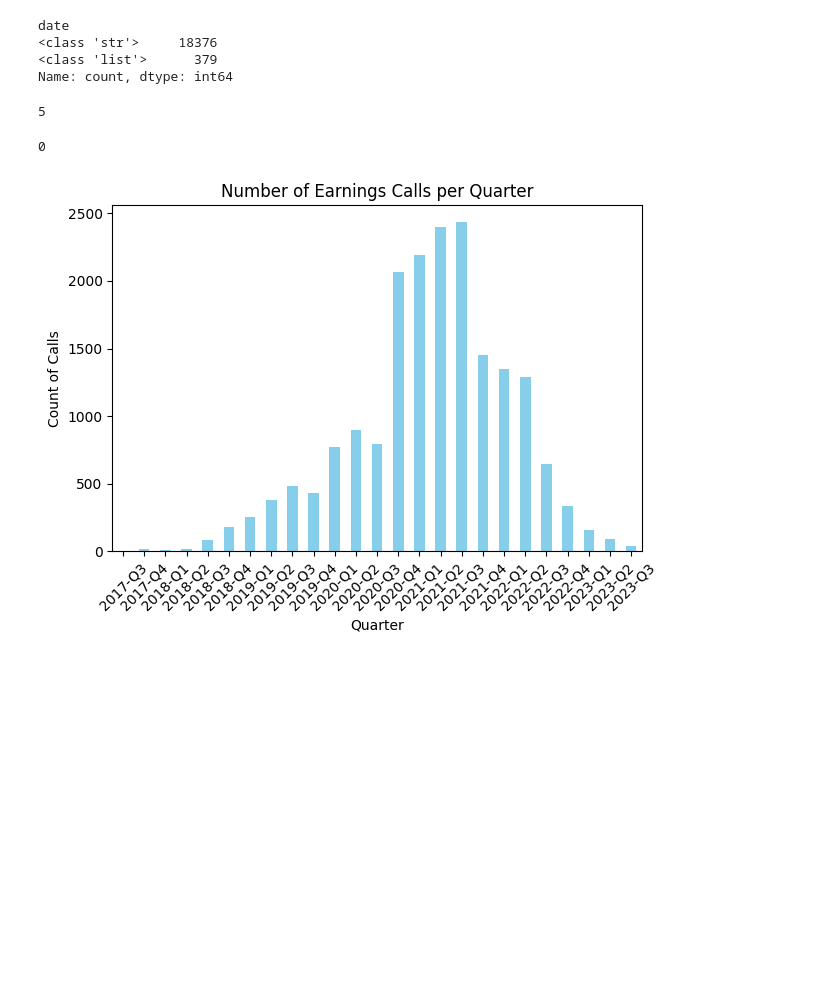
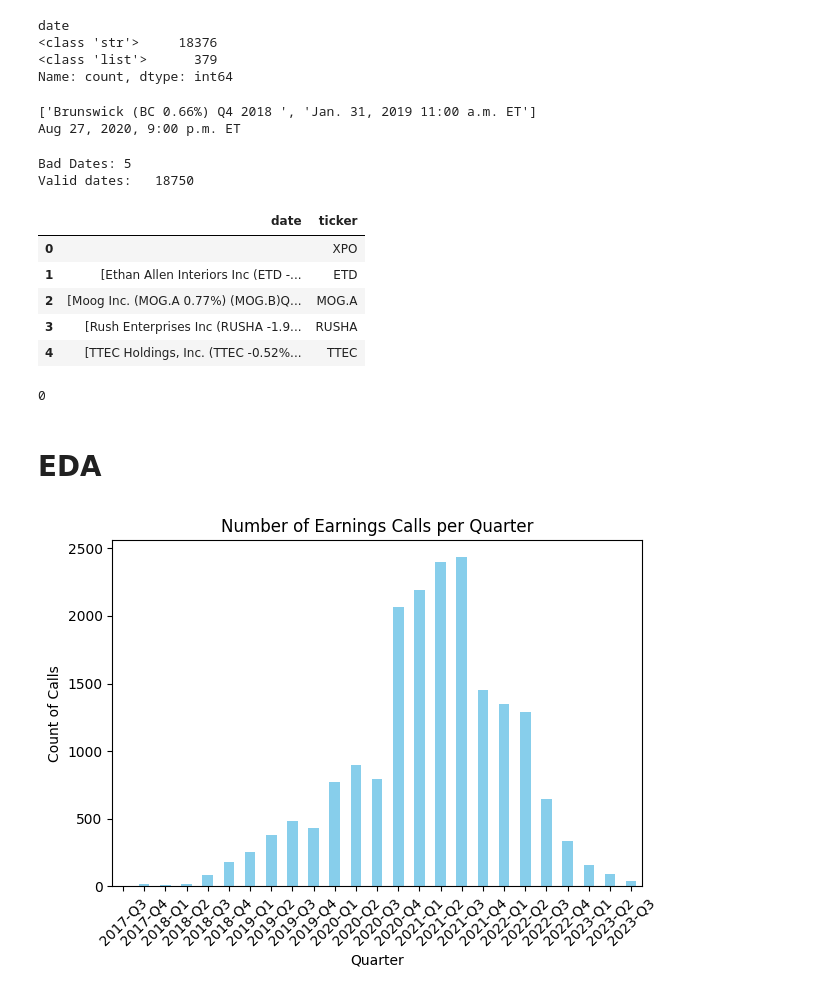
Before and after one commit to Seaner71/earnings-call-nlp, a Jupyter notebook: notebooks/01_data_loading_cleaning.ipynb, the cells around one changed output. Cells and saved outputs as stored; diff of their text form; code cells hidden in the pictures; blank space fills up the shorter version.

```diff
--- a/notebooks/01_data_loading_cleaning.ipynb
+++ b/notebooks/01_data_loading_cleaning.ipynb
@@ -116,3 +73,14 @@ date
 <class 'str'>     18376
 <class 'list'>      379
 Name: count, dtype: int64
+# %%
+#for the dates with a list find the ET where time is located
+mask_lst = df['date'].apply(lambda x: isinstance(x, list))
+first_list = df[mask_lst]['date'].iloc[0]
+print(first_list)
+mask_str = df['date'].apply(lambda x: isinstance(x, str))
+first_str = df[mask_str]['date'].iloc[0]
+print(first_str)
+# %% [output]
+['Brunswick (BC 0.66%) Q4 2018 ', 'Jan. 31, 2019 11:00 a.m. ET']
+Aug 27, 2020, 9:00 p.m. ET
@@ -119,9 +130,22 @@ Name: count, dtype: int64
 # %%
-# reduces missing to 5 dates
 df["call_datetime"] = df["date"].apply(parse_clean_date)
-df['call_datetime'].isna().sum()
-# %% [output]
-5
+# %%
+# reduces missing to 5 dates
+print(f"Bad Dates: {df['call_datetime'].isna().sum()}")
+print(f"Valid dates:   {df['call_datetime'].notna().sum()}")
+# %% [output]
+Bad Dates: 5
+Valid dates:   18750
+# %%
+failures = df[df['call_datetime'].isna()][['date', 'call_datetime', 'ticker']].reset_index(drop=True)
+failures[['date', 'ticker']]
+# %% [output]
+|  | date | ticker |
+| 0 |  | XPO |
+| 1 | [Ethan Allen Interiors Inc (ETD -... | ETD |
+| 2 | [Moog Inc. (MOG.A 0.77%) (MOG.B)Q... | MOG.A |
+| 3 | [Rush Enterprises Inc (RUSHA -1.9... | RUSHA |
+| 4 | [TTEC Holdings, Inc. (TTEC -0.52%... | TTEC |
 # %%
 #drop the 5 invalid datetime rows
 df = df.dropna(subset=['call_datetime']).copy()
@@ -129,6 +153,8 @@ df = df.dropna(subset=['call_datetime']).copy()
 df["call_datetime"].isna().sum() # no bad dates remaining
 # %% [output]
 0
+# %% [markdown]
+# EDA
 # %%
 # data seems to be primarily from 2020 -2021
 quarter_counts = df['q'].value_counts()
```
Also changed, not shown: parts of 24 cells of this notebook.
